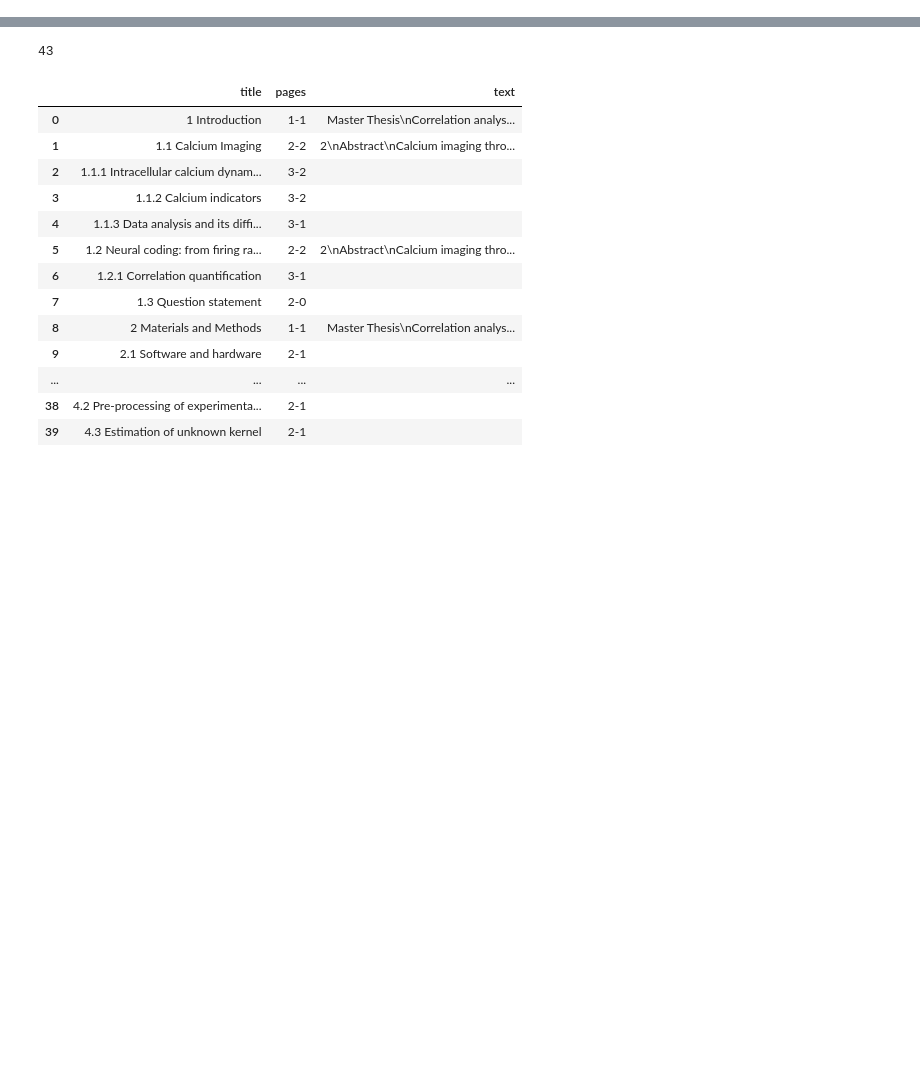
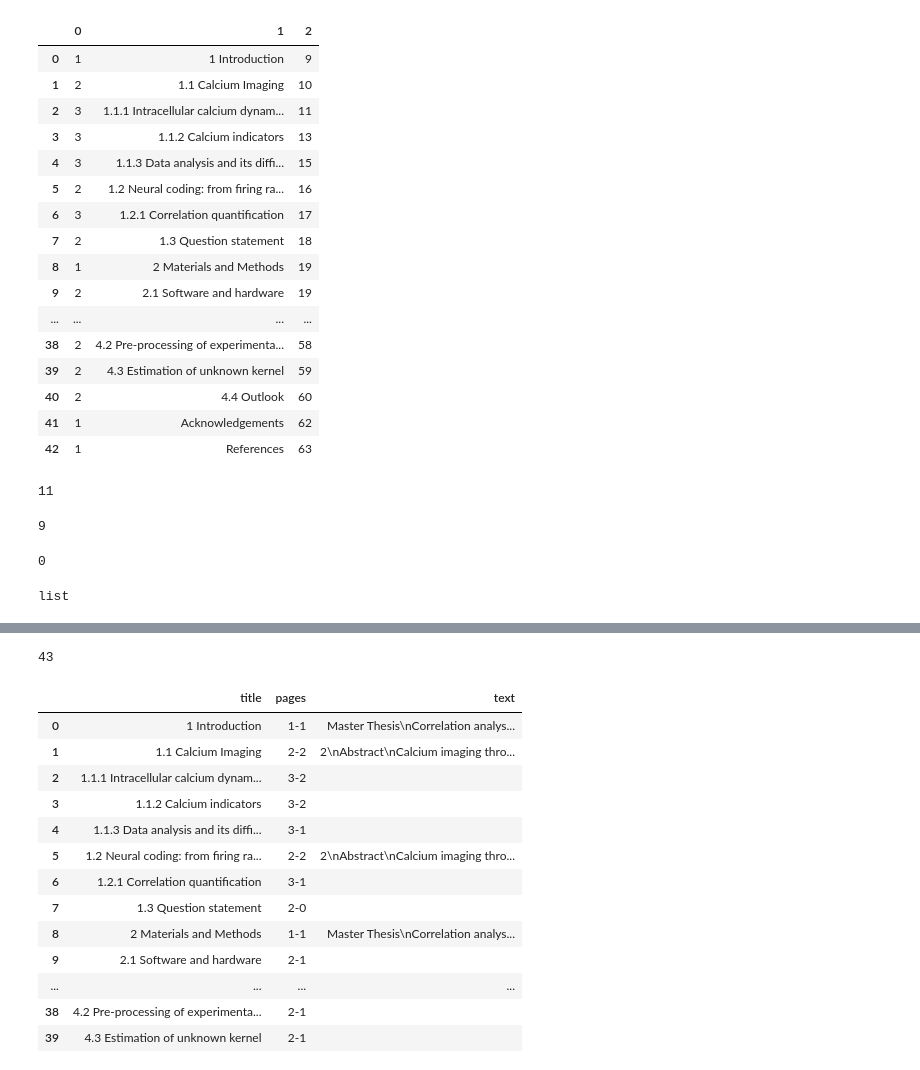
Before and after one commit to mjoudy/pdf_parsing, a Jupyter notebook: test_li.ipynb, the cells around one changed output, grey strips where cells are left out. Drawn from its saved outputs; the diff is of its cells as text; code cells hidden in the pictures; blank space fills up the shorter version.

```diff
--- a/test_li.ipynb
+++ b/test_li.ipynb
@@ -1,3 +1,43 @@
 # %%
 import fitz
 import pandas as pd
+# %%
+pdf_document = fitz.open("li.pdf")
+toc = pdf_document.get_toc(simple=True)
+# %%
+toc_df = pd.DataFrame(toc)
+toc_df
+# %% [output]
+|  | 0 | 1 | 2 |
+| 0 | 1 | 1 Introduction | 9 |
+| 1 | 2 | 1.1 Calcium Imaging | 10 |
+| 2 | 3 | 1.1.1 Intracellular calcium dynam... | 11 |
+| 3 | 3 | 1.1.2 Calcium indicators | 13 |
+| 4 | 3 | 1.1.3 Data analysis and its diffi... | 15 |
+| 5 | 2 | 1.2 Neural coding: from firing ra... | 16 |
+| 6 | 3 | 1.2.1 Correlation quantification | 17 |
+| 7 | 2 | 1.3 Question statement | 18 |
+| 8 | 1 | 2 Materials and Methods | 19 |
+| 9 | 2 | 2.1 Software and hardware | 19 |
+| ... | ... | ... | ... |
+| 38 | 2 | 4.2 Pre-processing of experimenta... | 58 |
+| 39 | 2 | 4.3 Estimation of unknown kernel | 59 |
+| 40 | 2 | 4.4 Outlook | 60 |
+| 41 | 1 | Acknowledgements | 62 |
+| 42 | 1 | References | 63 |
+# %%
+toc_df[2][2]
+# %% [output]
+11
+# %%
+toc[0][2]
+# %% [output]
+9
+# %%
+toc.index(toc[0])
+# %% [output]
+0
+# %%
+type(toc)
+# %% [output]
+list
```
Also changed, not shown: parts of 11 cells of this notebook, 2 other files.
